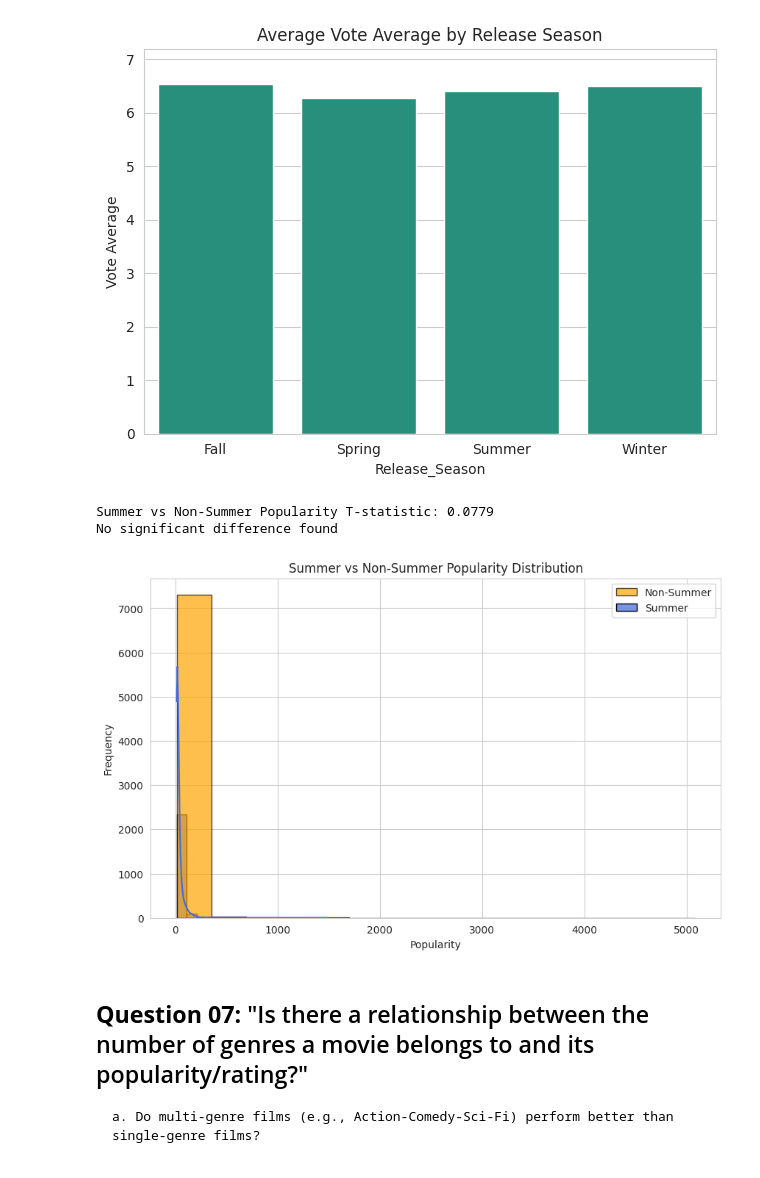
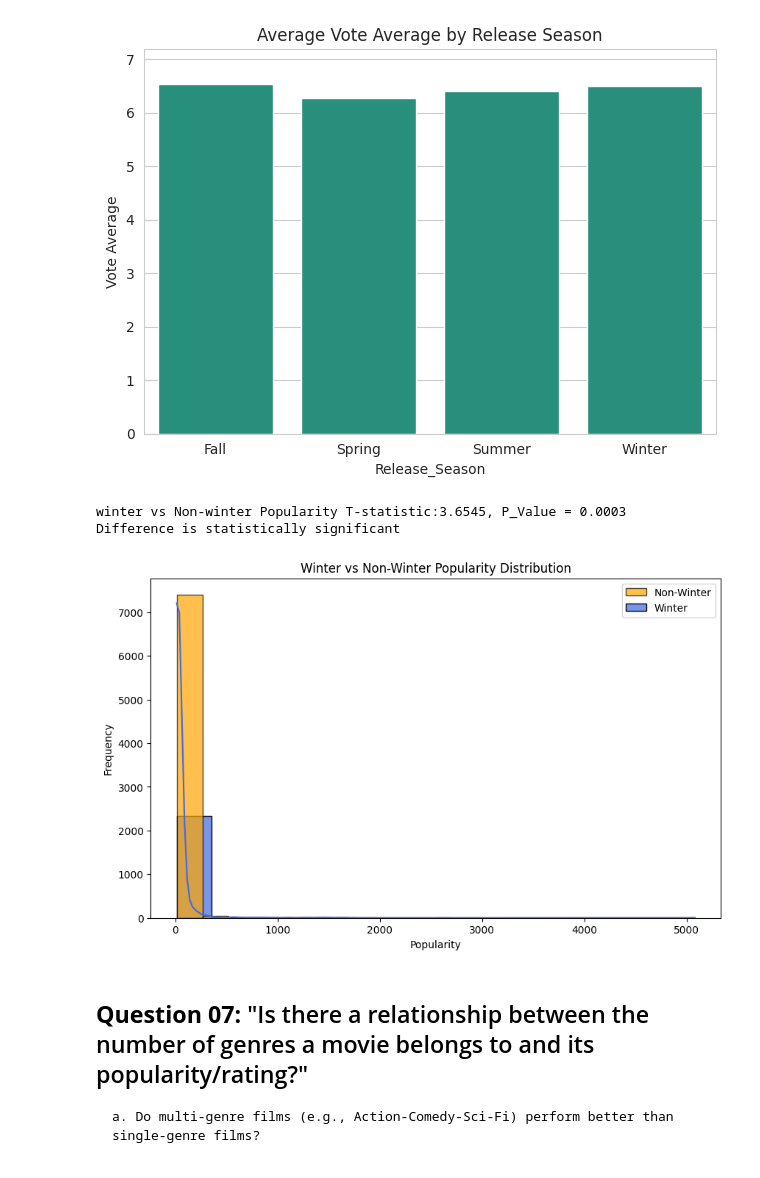
Before and after one commit to shuvad23/Netflix-Data-Analysis-Project, a Jupyter notebook: Netflix_Data_Analysis.ipynb, the cells around one changed output. Saved outputs shown, nothing was run; the diff lists cells and outputs as text; code cells hidden in the pictures.

```diff
--- a/Netflix_Data_Analysis.ipynb
+++ b/Netflix_Data_Analysis.ipynb
@@ -642,31 +643,31 @@ plt.ylim(0,seasonal_stats.Vote_Average.max()*1.1)
 [figure]
 # %%
 # 5. Statistical Validation
-# Compare summer vs non-summer popularity
-summer_popularity = df[df.Release_Season == 'Summer']['Popularity']
-non_summer_popularity=df[df.Release_Season != 'Summer']['Popularity']
-t_stat,p_value=stats.ttest_ind(summer_popularity,non_summer_popularity,equal_var=False)
+# Compare winter vs non-winter popularity
+winter_popularity = df[df.Release_Season == 'Winter']['Popularity']
+non_winter_popularity=df[df.Release_Season != 'Winter']['Popularity']
+t_stat,p_value=stats.ttest_ind(winter_popularity,non_winter_popularity,equal_var=False)
 
-print(f'Summer vs Non-Summer Popularity T-statistic: {p_value:.4f}')
+print(f'winter vs Non-winter Popularity T-statistic:{t_stat:.4f}, P_Value = {p_value:.4f}')
 if p_value<0.05:
   print('Difference is statistically significant')
 else:
   print('No significant difference found')
 # %% [output]
-Summer vs Non-Summer Popularity T-statistic: 0.0779
-No significant difference found
+winter vs Non-winter Popularity T-statistic:3.6545, P_Value = 0.0003
+Difference is statistically significant
 # %%
 # Compare summer vs non-summer popularity
 plt.figure(figsize=(10, 6))
-sns.histplot(data=summer_popularity, bins=15, kde=True, color='royalblue', edgecolor='black', alpha=0.7, label='Summer')
-plt.hist(non_summer_popularity, bins=15, alpha=0.7, color='orange', edgecolor='black', label='Non-Summer')
+sns.histplot(data=winter_popularity, bins=15, kde=True, color='royalblue', edgecolor='black', alpha=0.7, label='Winter')
+plt.hist(non_winter_popularity, bins=15, alpha=0.7, color='orange', edgecolor='black', label='Non-Winter')
 plt.xlabel('Popularity')
 plt.ylabel('Frequency')
-plt.title('Summer vs Non-Summer Popularity Distribution')
+plt.title('Winter vs Non-Winter Popularity Distribution')
 plt.legend()
 plt.show()
 # %% [output]
-[figure, old version]
+[figure, new version]
 # %% [markdown]
 ## **Question 07:** "Is there a relationship between the number of genres a movie belongs to and its popularity/rating?"
 
```
Also changed, not shown: parts of 20 cells of this notebook.
